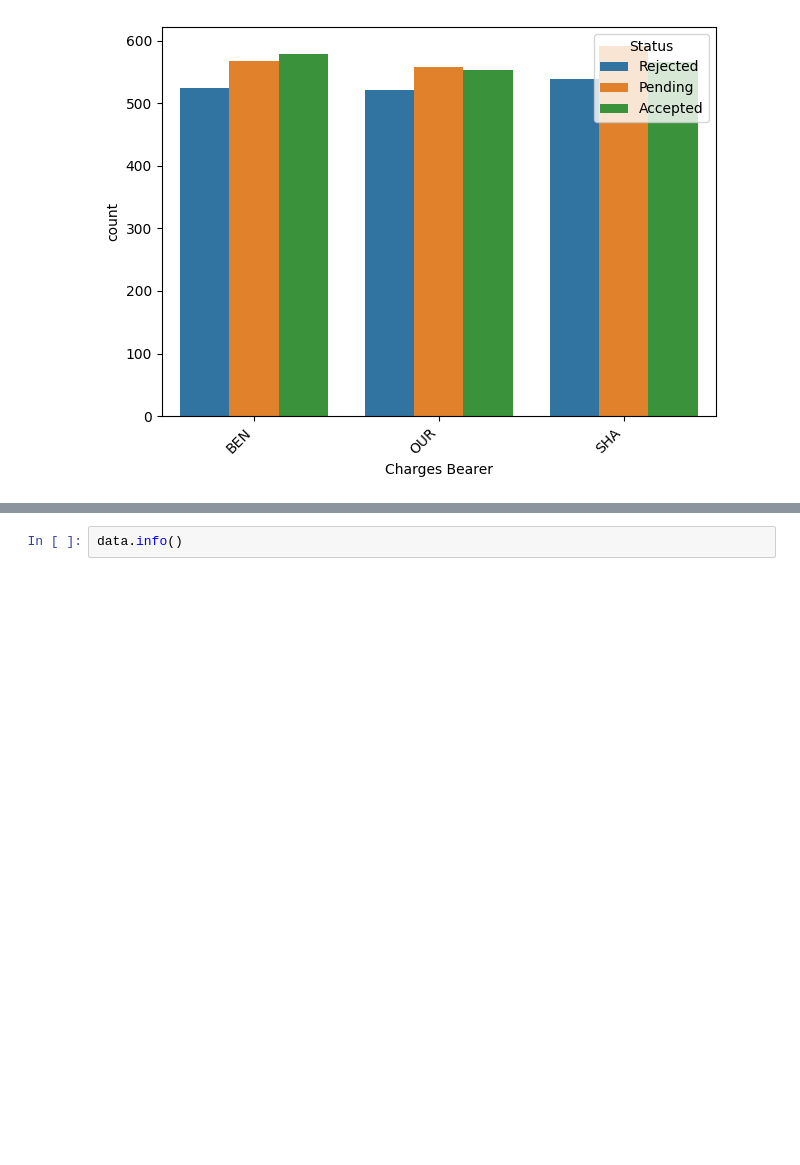
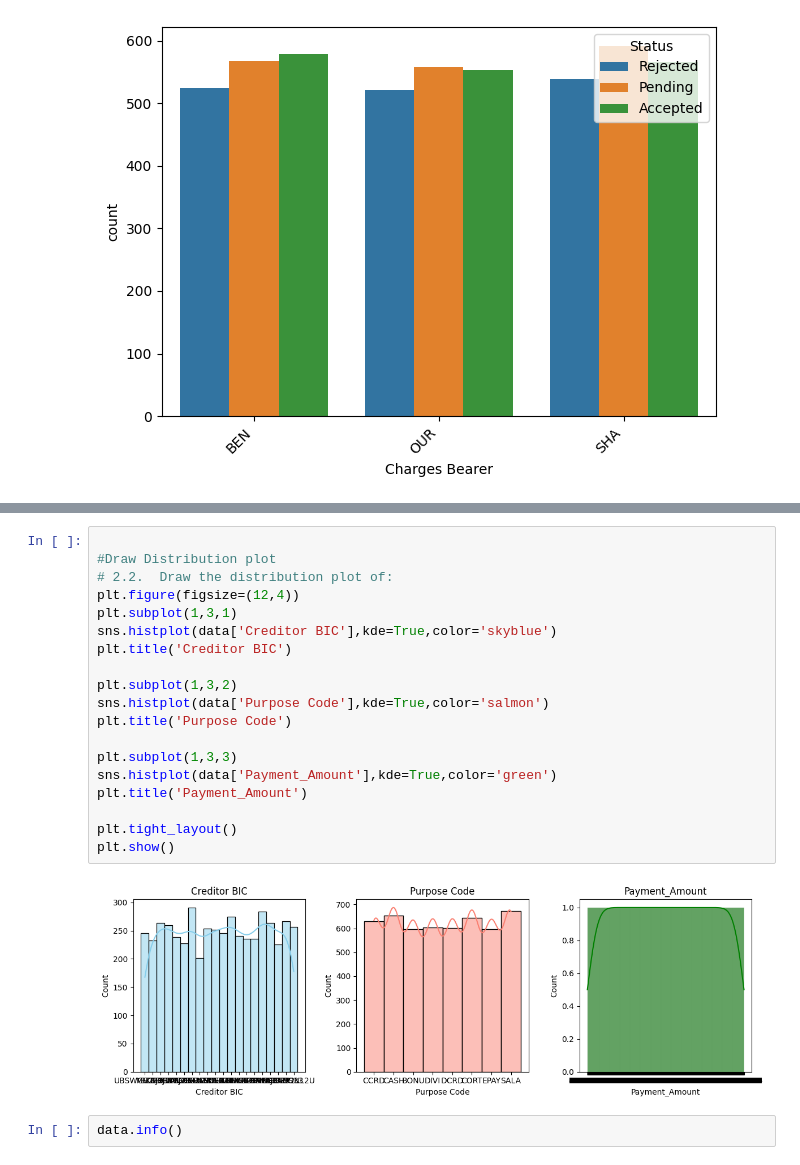
Before and after one commit to vijaykumarharakuni/data_analysis, a Jupyter notebook: Payment_Data_Revised_New.ipynb, the cells around one changed output, grey strips where cells are left out. Saved outputs shown, nothing was run; the diff lists cells and outputs as text; blank space fills up the shorter version.

```diff
--- a/Payment_Data_Revised_New.ipynb
+++ b/Payment_Data_Revised_New.ipynb
@@ -167,3 +192,24 @@ memory usage: 1.2+ MB
+# %%
+
+#Draw Distribution plot
+# 2.2.	Draw the distribution plot of:
+plt.figure(figsize=(12,4))
+plt.subplot(1,3,1)
+sns.histplot(data['Creditor BIC'],kde=True,color='skyblue')
+plt.title('Creditor BIC')
+
+plt.subplot(1,3,2)
+sns.histplot(data['Purpose Code'],kde=True,color='salmon')
+plt.title('Purpose Code')
+
+plt.subplot(1,3,3)
+sns.histplot(data['Payment_Amount'],kde=True,color='green')
+plt.title('Payment_Amount')
+
+plt.tight_layout()
+plt.show()
+# %% [output]
+[figure, added]
 # %%
 data.info()
 # %% [output]
```
Also changed, not shown: parts of 13 cells of this notebook.
